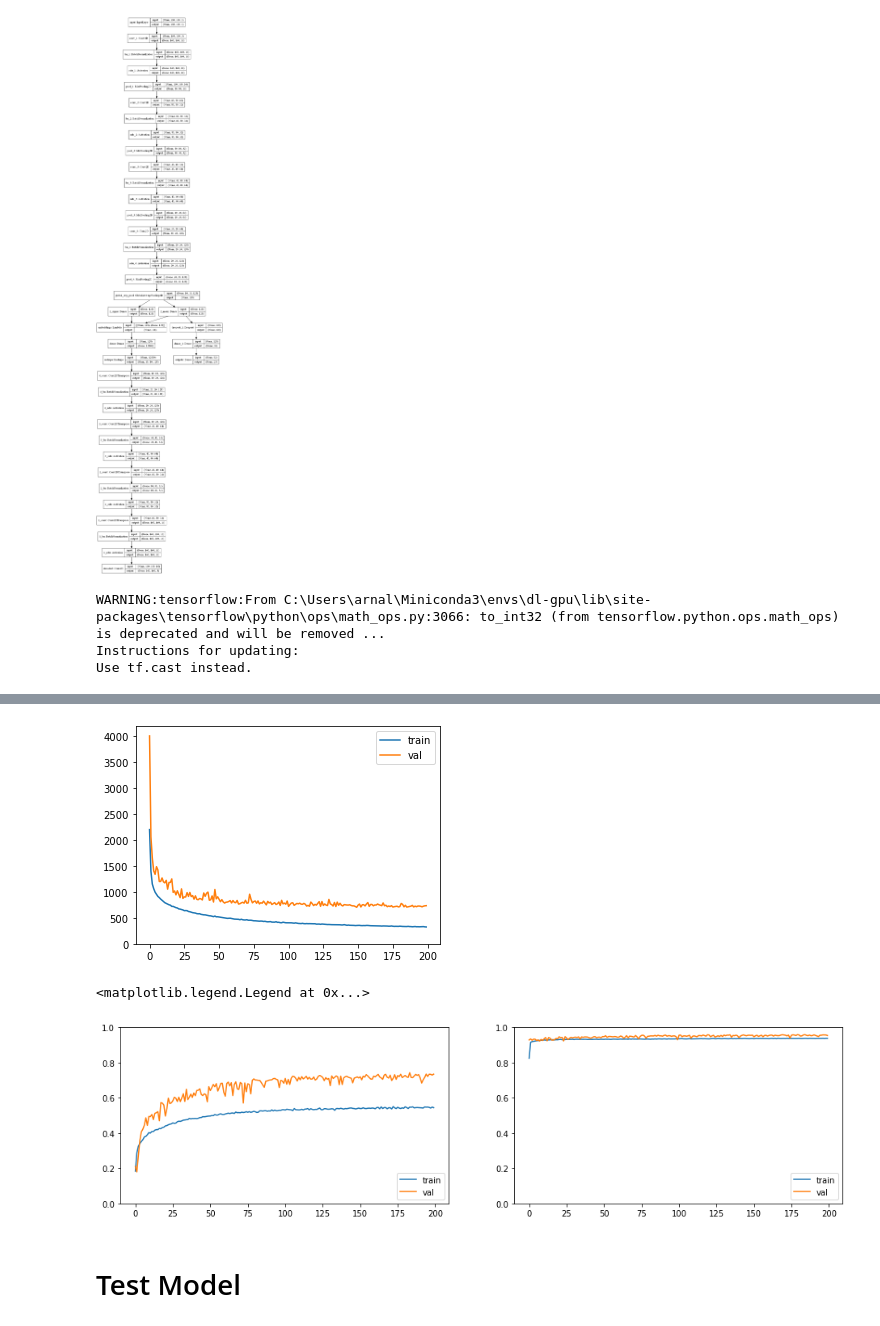
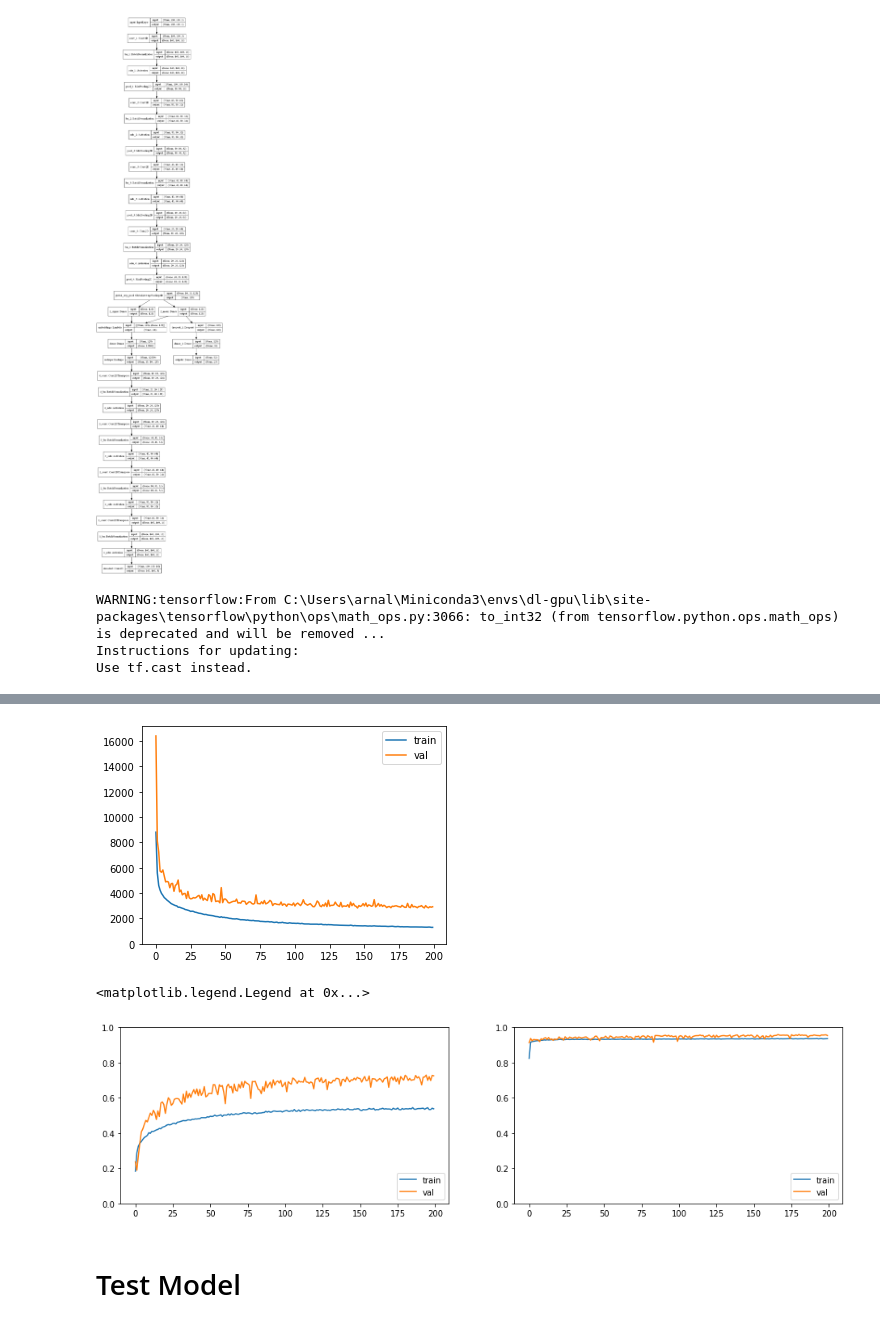
Before and after one commit to arnaldog12/icaonet, a Jupyter notebook: notebooks/supervised_unsupervised/Multilearning.ipynb, the cells around one changed output, grey strips where cells are left out. Drawn from its saved outputs; the diff is of its cells as text; code cells hidden in the pictures.

Commit message:
submit v0.6.10 to FVC
DECODED_LOSS_WEIGHT = 2.0
OUTPUTS_LOSS_WEIGHT = 1.0

```diff
--- a/notebooks/supervised_unsupervised/Multilearning.ipynb
+++ b/notebooks/supervised_unsupervised/Multilearning.ipynb
@@ -255,8 +255,8 @@ plot_model(model, show_shapes=True)
 # %% [output]
 [figure]
 # %%
-DECODED_LOSS_WEIGHT = 0.5
-OUTPUTS_LOSS_WEIGHT = 0.5
+DECODED_LOSS_WEIGHT = 2.0
+OUTPUTS_LOSS_WEIGHT = 1.0
 
 mlflow.log_param("decoded loss weight", DECODED_LOSS_WEIGHT)
 mlflow.log_param("outputs loss weight", OUTPUTS_LOSS_WEIGHT)
@@ -328,4 +328,4 @@ Epoch 00200: val_outputs_fbeta did not improve from 0.95886
-[figure, old version]
+[figure, new version]
 # %%
 history = hist.history
 
@@ -343,7 +343,7 @@ plt.ylim(0, 1)
 plt.legend(loc='lower right')
 # %% [output]
 <matplotlib.legend.Legend at 0x...>
-[figure, old version]
+[figure, new version]
 # %% [markdown]
 # Test Model
 # %%
```
Also changed, not shown: parts of 4 cells of this notebook, 1 other file.
